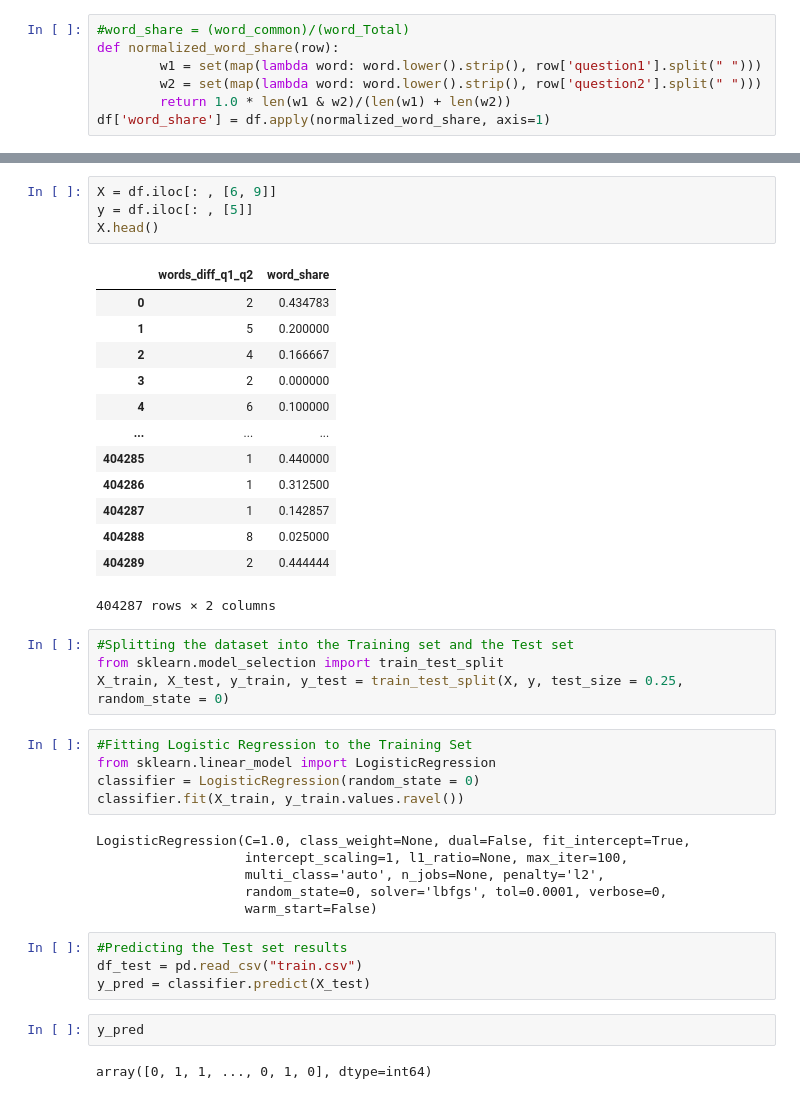
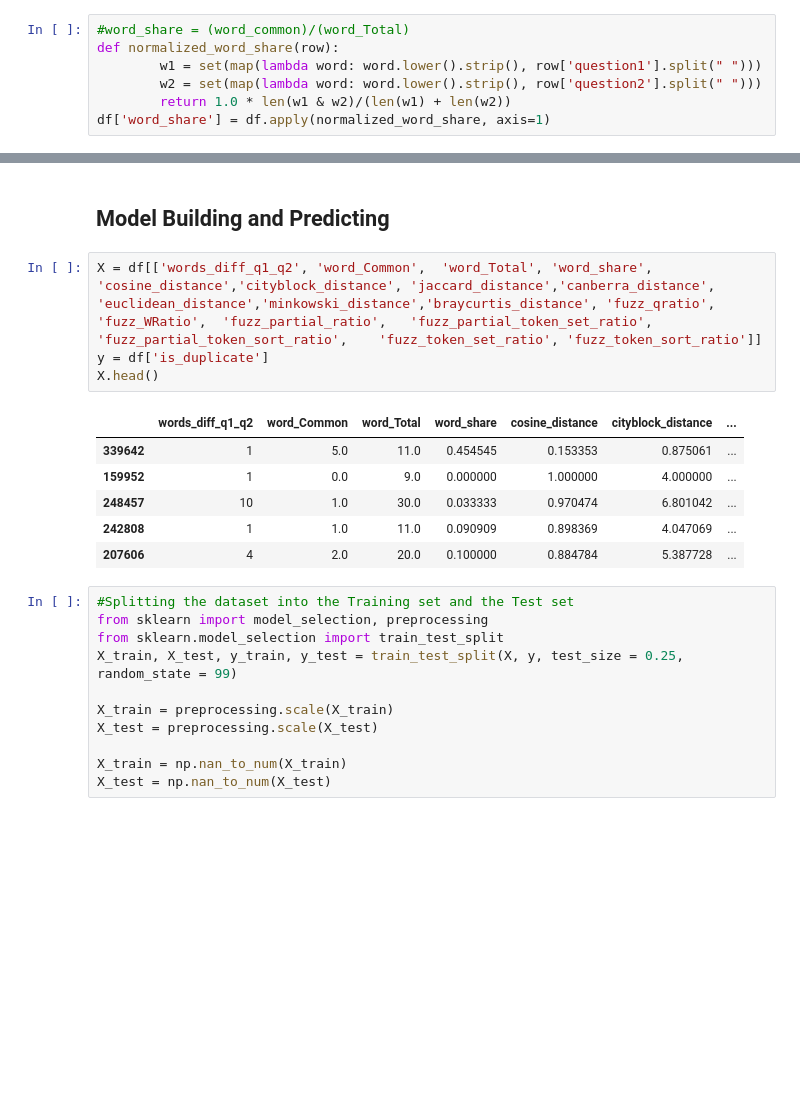
Before and after one commit to droy78/quora-question-pairs, a Jupyter notebook: CapstoneProject-QuoraQuestionPairs.ipynb, the cells around one changed output, grey strips where cells are left out. Cells and saved outputs as stored; diff of their text form; blank space fills up the shorter version.

```diff
--- a/CapstoneProject-QuoraQuestionPairs.ipynb
+++ b/CapstoneProject-QuoraQuestionPairs.ipynb
@@ -202,41 +346,24 @@ df[df.is_duplicate == 1].head()
-# %%
-X = df.iloc[: , [6, 9]]
-y = df.iloc[: , [5]]
-X.head()
-# %% [output]
-|  | words_diff_q1_q2 | word_share |
-| 0 | 2 | 0.434783 |
-| 1 | 5 | 0.200000 |
-| 2 | 4 | 0.166667 |
-| 3 | 2 | 0.000000 |
-| 4 | 6 | 0.100000 |
-| ... | ... | ... |
-| 404285 | 1 | 0.440000 |
-| 404286 | 1 | 0.312500 |
-| 404287 | 1 | 0.142857 |
-| 404288 | 8 | 0.025000 |
-| 404289 | 2 | 0.444444 |
-404287 rows × 2 columns
+# %% [markdown]
+## Model Building and Predicting
+# %%
+X = df[['words_diff_q1_q2', 'word_Common',	'word_Total', 'word_share', 'cosine_distance','cityblock_distance',	'jaccard_distance','canberra_distance',	'euclidean_distance','minkowski_distance','braycurtis_distance', 'fuzz_qratio',	'fuzz_WRatio',	'fuzz_partial_ratio',	'fuzz_partial_token_set_ratio',	'fuzz_partial_token_sort_ratio',	'fuzz_token_set_ratio',	'fuzz_token_sort_ratio']]
+y = df['is_duplicate']
+X.head()
+# %% [output]
+|  | words_diff_q1_q2 | word_Common | word_Total | word_share | cosine_distance | cityblock_distance | ... |
+| 339642 | 1 | 5.0 | 11.0 | 0.454545 | 0.153353 | 0.875061 | ... |
+| 159952 | 1 | 0.0 | 9.0 | 0.000000 | 1.000000 | 4.000000 | ... |
+| 248457 | 10 | 1.0 | 30.0 | 0.033333 | 0.970474 | 6.801042 | ... |
+| 242808 | 1 | 1.0 | 11.0 | 0.090909 | 0.898369 | 4.047069 | ... |
+| 207606 | 4 | 2.0 | 20.0 | 0.100000 | 0.884784 | 5.387728 | ... |
 # %%
 #Splitting the dataset into the Training set and the Test set
+from sklearn import model_selection, preprocessing
 from sklearn.model_selection import train_test_split
-X_train, X_test, y_train, y_test = train_test_split(X, y, test_size = 0.25, random_state = 0)
+X_train, X_test, y_train, y_test = train_test_split(X, y, test_size = 0.25, random_state = 99)
+
+X_train = preprocessing.scale(X_train)
+X_test = preprocessing.scale(X_test)
+
+X_train = np.nan_to_num(X_train)
+X_test = np.nan_to_num(X_test)
-# %%
-#Fitting Logistic Regression to the Training Set
-from sklearn.linear_model import LogisticRegression
-classifier = LogisticRegression(random_state = 0)
-classifier.fit(X_train, y_train.values.ravel())
-# %% [output]
-LogisticRegression(C=1.0, class_weight=None, dual=False, fit_intercept=True,
-                   intercept_scaling=1, l1_ratio=None, max_iter=100,
-                   multi_class='auto', n_jobs=None, penalty='l2',
-                   random_state=0, solver='lbfgs', tol=0.0001, verbose=0,
-                   warm_start=False)
-# %%
-#Predicting the Test set results
-df_test = pd.read_csv("train.csv")
-y_pred = classifier.predict(X_test)
-# %%
-y_pred
-# %% [output]
-array([0, 1, 1, ..., 0, 1, 0], dtype=int64)
```
Also changed, not shown: parts of 42 cells of this notebook.
